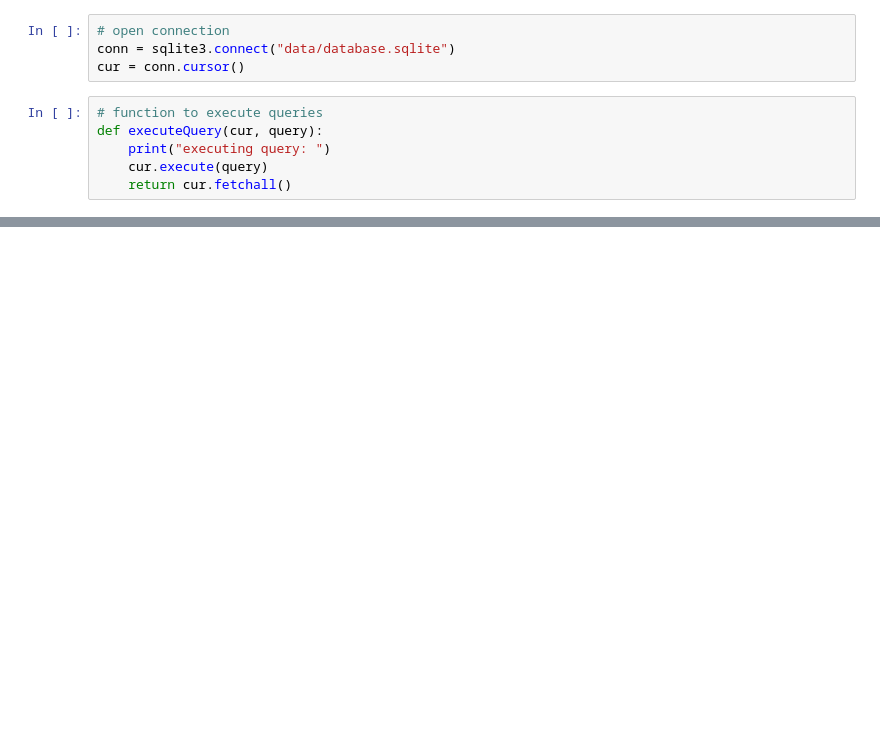
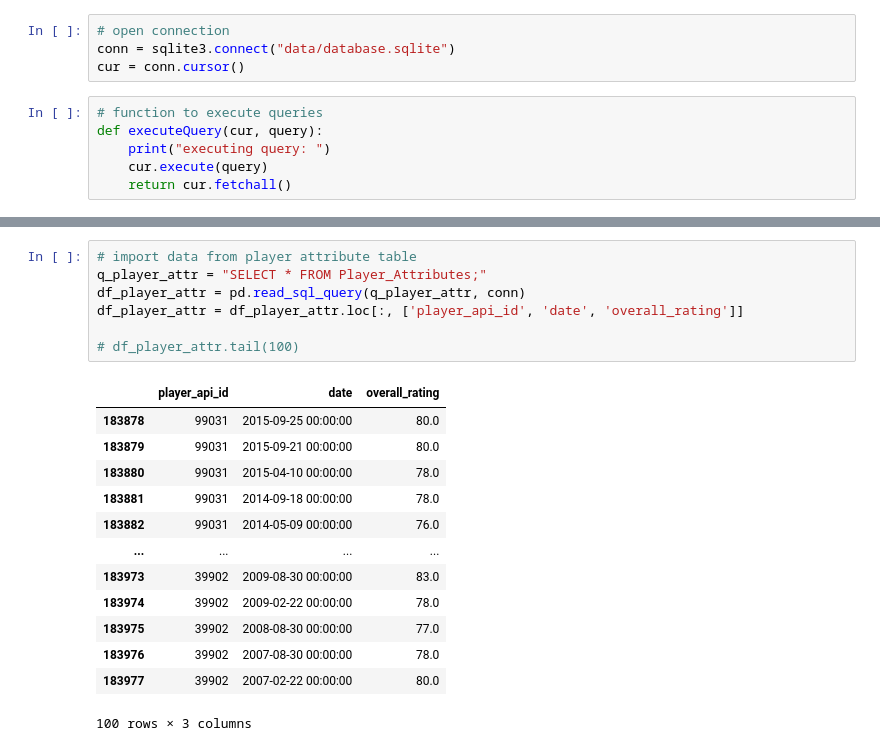
Before and after one commit to mannanrehbari/ml-project-soccer-analysis, a Jupyter notebook: soccer-analysis.ipynb, the cells around one changed output, grey strips where cells are left out. Saved outputs shown, nothing was run; the diff lists cells and outputs as text; blank space fills up the shorter version.

```diff
--- a/soccer-analysis.ipynb
+++ b/soccer-analysis.ipynb
@@ -23,0 +103,21 @@ executing query:
+# %%
+# import data from player attribute table
+q_player_attr = "SELECT * FROM Player_Attributes;"
+df_player_attr = pd.read_sql_query(q_player_attr, conn)
+df_player_attr = df_player_attr.loc[:, ['player_api_id', 'date', 'overall_rating']]
+
+# df_player_attr.tail(100)
+# %% [output]
+|  | player_api_id | date | overall_rating |
+| 183878 | 99031 | 2015-09-25 00:00:00 | 80.0 |
+| 183879 | 99031 | 2015-09-21 00:00:00 | 80.0 |
+| 183880 | 99031 | 2015-04-10 00:00:00 | 78.0 |
+| 183881 | 99031 | 2014-09-18 00:00:00 | 78.0 |
+| 183882 | 99031 | 2014-05-09 00:00:00 | 76.0 |
+| ... | ... | ... | ... |
+| 183973 | 39902 | 2009-08-30 00:00:00 | 83.0 |
+| 183974 | 39902 | 2009-02-22 00:00:00 | 78.0 |
+| 183975 | 39902 | 2008-08-30 00:00:00 | 77.0 |
+| 183976 | 39902 | 2007-08-30 00:00:00 | 78.0 |
+| 183977 | 39902 | 2007-02-22 00:00:00 | 80.0 |
+100 rows × 3 columns
```
Also changed, not shown: parts of 18 cells of this notebook, 1 other file.
